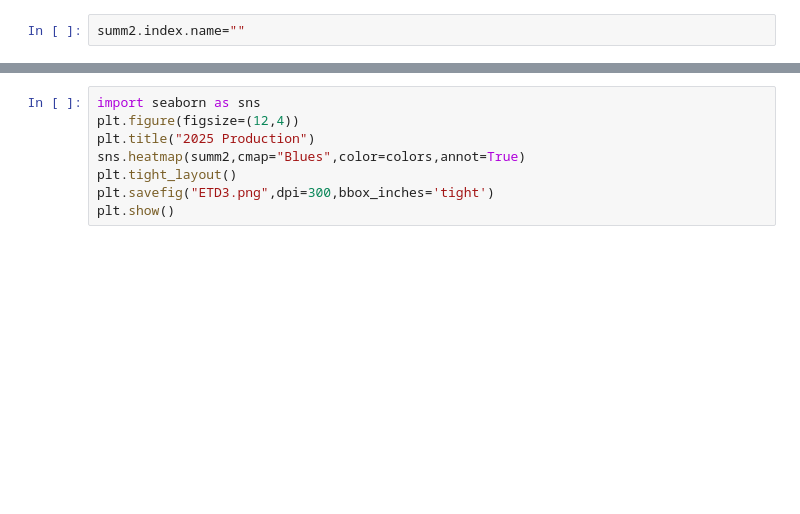
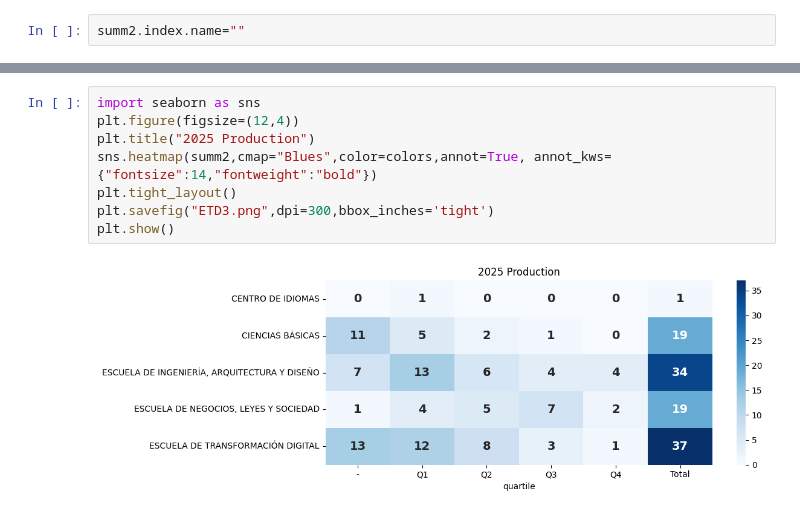
Before and after one commit to sierraporta/Scopus-Metrics-UTB, a Jupyter notebook: Script_Scopus_Investigaciones2.ipynb, the cells around one changed output, grey strips where cells are left out. Cells and saved outputs as stored; diff of their text form; blank space fills up the shorter version.

```diff
--- a/Script_Scopus_Investigaciones2.ipynb
+++ b/Script_Scopus_Investigaciones2.ipynb
@@ -314,11 +412,13 @@ summ2
 # %%
 import seaborn as sns
 plt.figure(figsize=(12,4))
 plt.title("2025 Production")
-sns.heatmap(summ2,cmap="Blues",color=colors,annot=True)
+sns.heatmap(summ2,cmap="Blues",color=colors,annot=True, annot_kws={"fontsize":14,"fontweight":"bold"})
 plt.tight_layout()
 plt.savefig("ETD3.png",dpi=300,bbox_inches='tight')
 plt.show()
+# %% [output]
+[figure, added]
 # %%
 data1.set_index("DOCENTE")\
     .sort_values(by="Total 2025 (include SQ)",ascending=True)[["Q1_2025","Q2_2025","Q3_2025","Q4_2025","SQ_2025"]].tail(15)\
```
Also changed, not shown: parts of 19 cells of this notebook.
